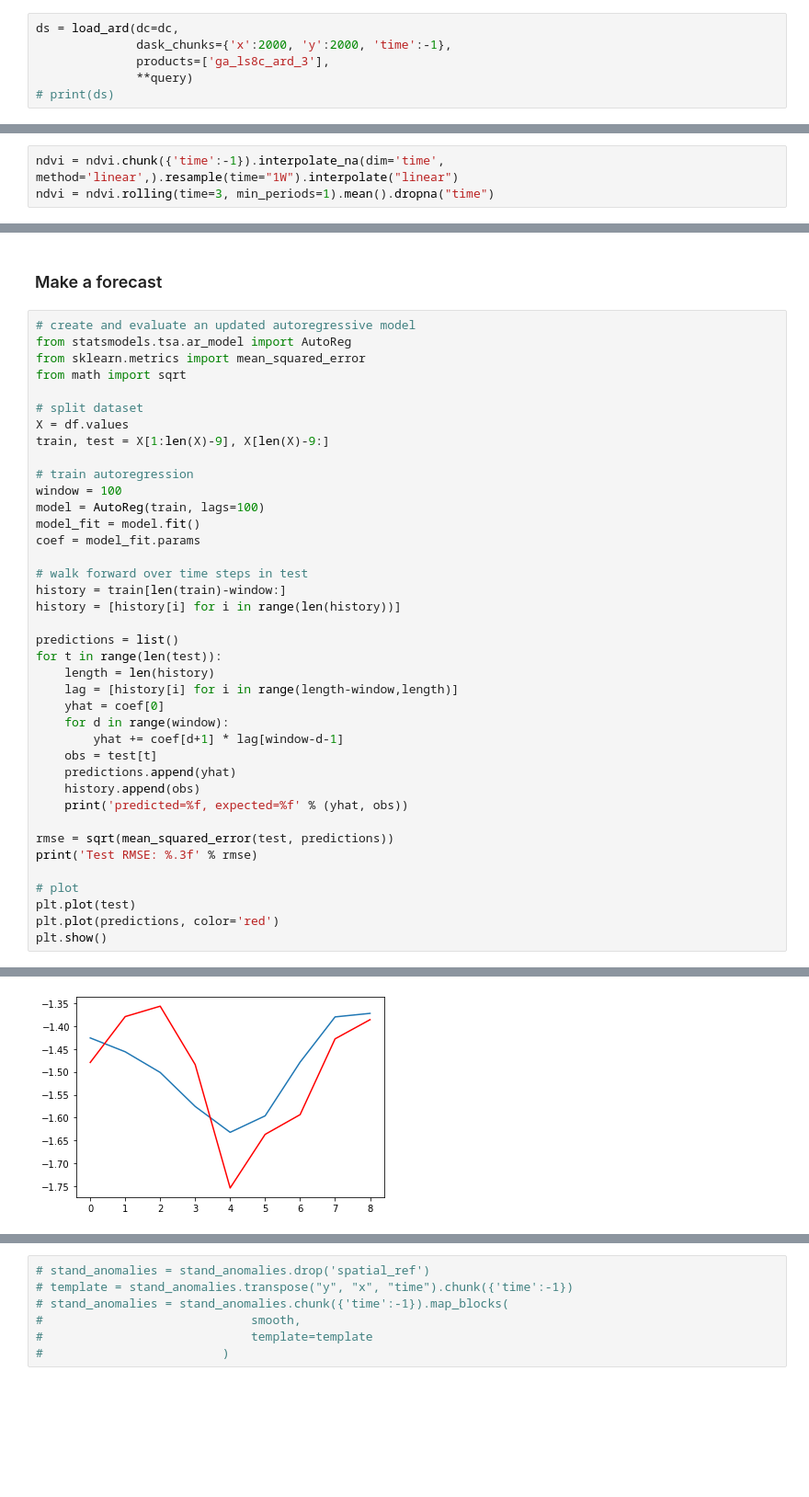
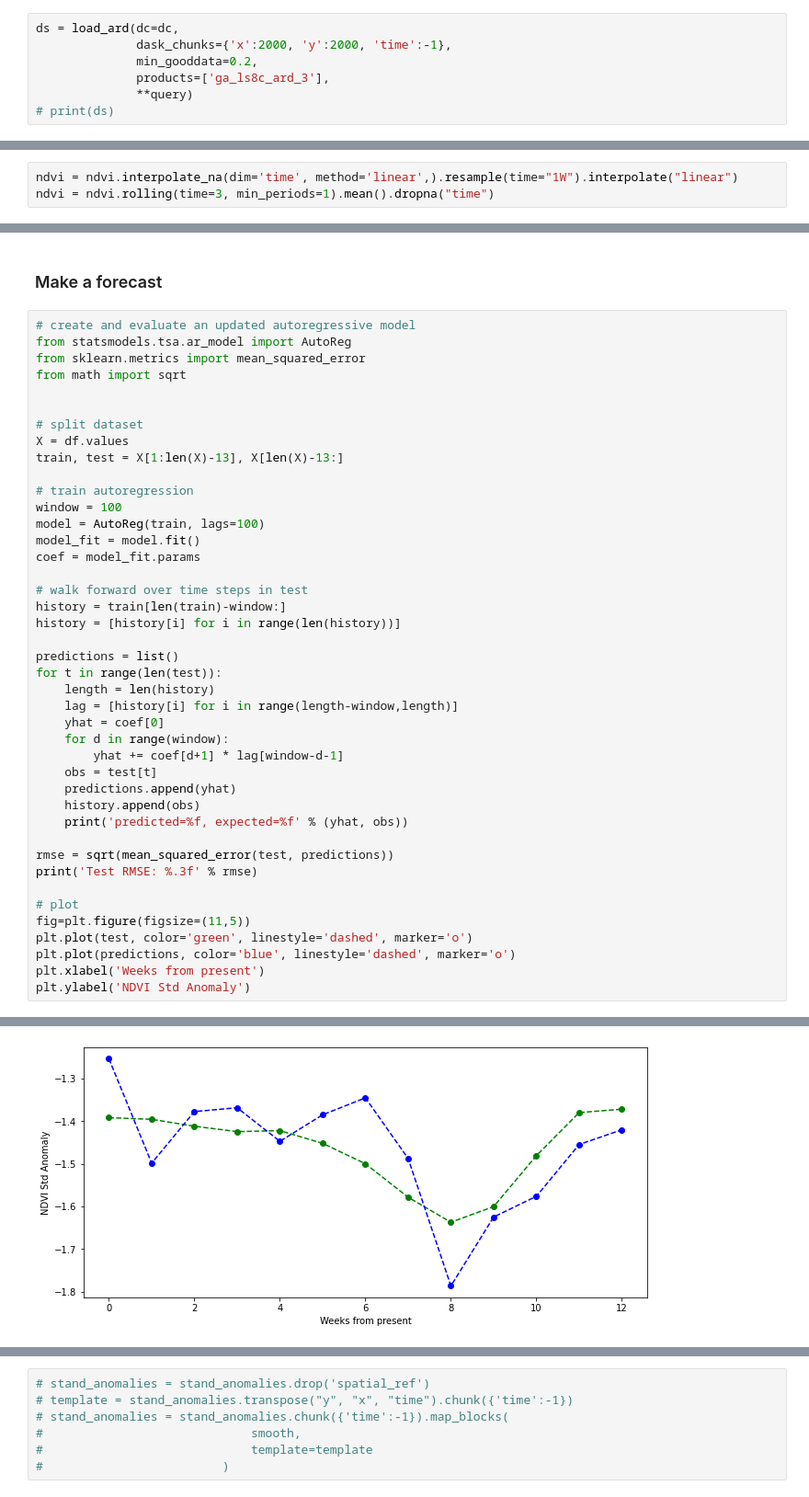
Before and after one commit to cbur24/vegetation_forecasts, a Jupyter notebook: testing.ipynb, the cells around one changed output, grey strips where cells are left out. Shown at 92% size. Saved outputs shown, nothing was run; the diff lists cells and outputs as text; blank space fills up the shorter version.

```diff
--- a/testing.ipynb
+++ b/testing.ipynb
@@ -42,6 +41,7 @@ display_map((lon - buffer, lon + buffer),(lat - buffer, lat + buffer))
 # %%
 ds = load_ard(dc=dc,
               dask_chunks={'x':2000, 'y':2000, 'time':-1},
+              min_gooddata=0.2,
               products=['ga_ls8c_ard_3'],
               **query)
 # print(ds)
@@ -55,7 +63,7 @@ Returning 269 time steps as a dask array
 # %%
 ndvi = (ds.nbart_nir - ds.nbart_red) / (ds.nbart_nir + ds.nbart_red)
 # %%
-ndvi = ndvi.chunk({'time':-1}).interpolate_na(dim='time', method='linear',).resample(time="1W").interpolate("linear")
+ndvi = ndvi.interpolate_na(dim='time', method='linear',).resample(time="1W").interpolate("linear")
 ndvi = ndvi.rolling(time=3, min_periods=1).mean().dropna("time")
 # %%
 climatology_mean = ndvi.groupby("time.week").mean("time")
@@ -154,9 +162,10 @@ from statsmodels.tsa.ar_model import AutoReg
 from sklearn.metrics import mean_squared_error
 from math import sqrt
 
+
 # split dataset
 X = df.values
-train, test = X[1:len(X)-9], X[len(X)-9:]
+train, test = X[1:len(X)-13], X[len(X)-13:]
 
 # train autoregression
 window = 100
@@ -184,7 +193,9 @@ rmse = sqrt(mean_squared_error(test, predictions))
 print('Test RMSE: %.3f' % rmse)
 
 # plot
-plt.plot(test)
-plt.plot(predictions, color='red')
-plt.show()
+fig=plt.figure(figsize=(11,5))
+plt.plot(test, color='green', linestyle='dashed', marker='o')
+plt.plot(predictions, color='blue', linestyle='dashed', marker='o')
+plt.xlabel('Weeks from present')
+plt.ylabel('NDVI Std Anomaly')
 # %% [output]
@@ -201 +217 @@ Test RMSE: 0.088
-[figure, old version]
+[figure, new version]
```
Also changed, not shown: parts of 17 cells of this notebook.
